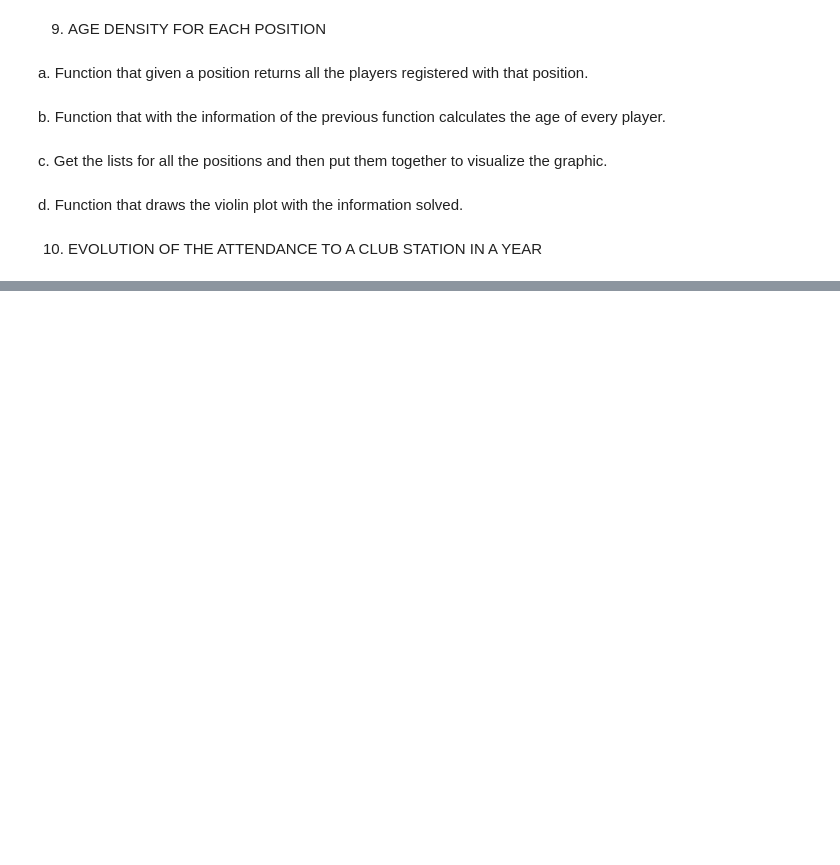
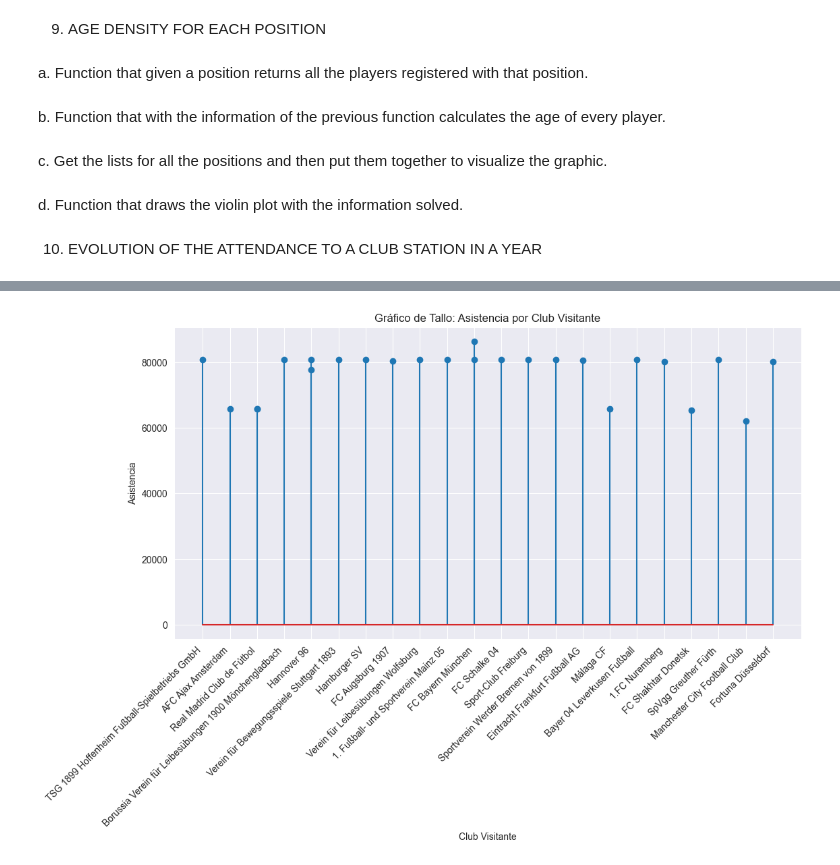
Before and after one commit to JavierBlancoGonzalez/Erasmus-IUM-6--Data_Analytics, a Jupyter notebook: solution/Data_Analytic.ipynb, the cells around one changed output, grey strips where cells are left out. Drawn from its saved outputs; the diff is of its cells as text; code cells hidden in the pictures; blank space fills up the shorter version.

```diff
--- a/solution/Data_Analytic.ipynb
+++ b/solution/Data_Analytic.ipynb
@@ -983,0 +940,3 @@ GraphAttendance(data, season, team_name)
+# %%
+games_df1 = games_df[['season','home_club_name', 'attendance', 'away_club_name']]
+games_df1
@@ -983,0 +957,3 @@ GraphAttendance(data, season, team_name)
+# %%
+games_df2 = games_df1[(games_df1['season'] == 2012) & (games_df1['home_club_name'] == 'Borussia Dortmund')]
+games_df2
@@ -983,0 +978,10 @@ GraphAttendance(data, season, team_name)
+# %%
+plt.figure(figsize=(12, 6))
+plt.stem(games_df2['away_club_name'], games_df2['attendance'])
+plt.title('Gráfico de Tallo: Asistencia por Club Visitante')
+plt.xlabel('Club Visitante')
+plt.ylabel('Asistencia')
+plt.xticks(rotation=45, ha='right')  # Rotar etiquetas en el eje X para mejorar la legibilidad
+plt.show()
+# %% [output]
+[figure, added]
```
Also changed, not shown: parts of 35 cells of this notebook.
